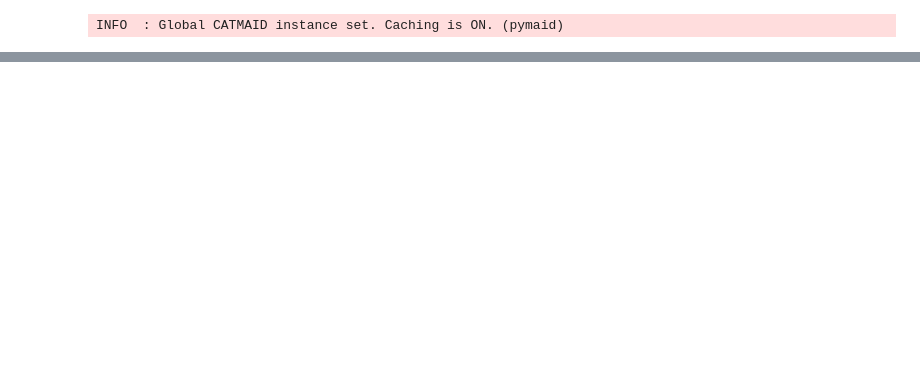
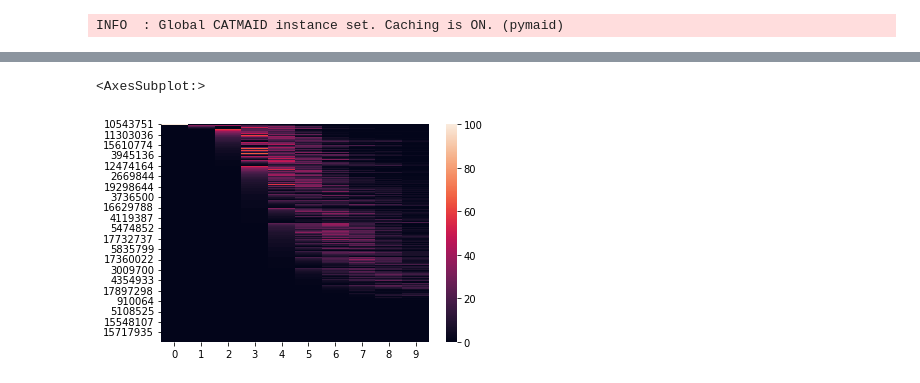
Before and after one commit to mwinding/connectome_tools, a Jupyter notebook: examples/cascade_example.ipynb, the cells around one changed output, grey strips where cells are left out. Cells and saved outputs as stored; diff of their text form; code cells hidden in the pictures; blank space fills up the shorter version.

Commit message:
updated formating and added plot

```diff
--- a/examples/cascade_example.ipynb
+++ b/examples/cascade_example.ipynb
@@ -77,0 +78,4 @@ cascade
+# %%
+data = cascade.skid_hit_hist
+data_sorted = data.sort_values(by = list(data.columns), ascending=False)
+data_sorted
@@ -77,0 +96,7 @@ cascade
+# %%
+import seaborn as sns
+
+sns.heatmap(data_sorted)
+# %% [output]
+<AxesSubplot:>
+[figure, added]
```
Also changed, not shown: parts of 7 cells of this notebook.
